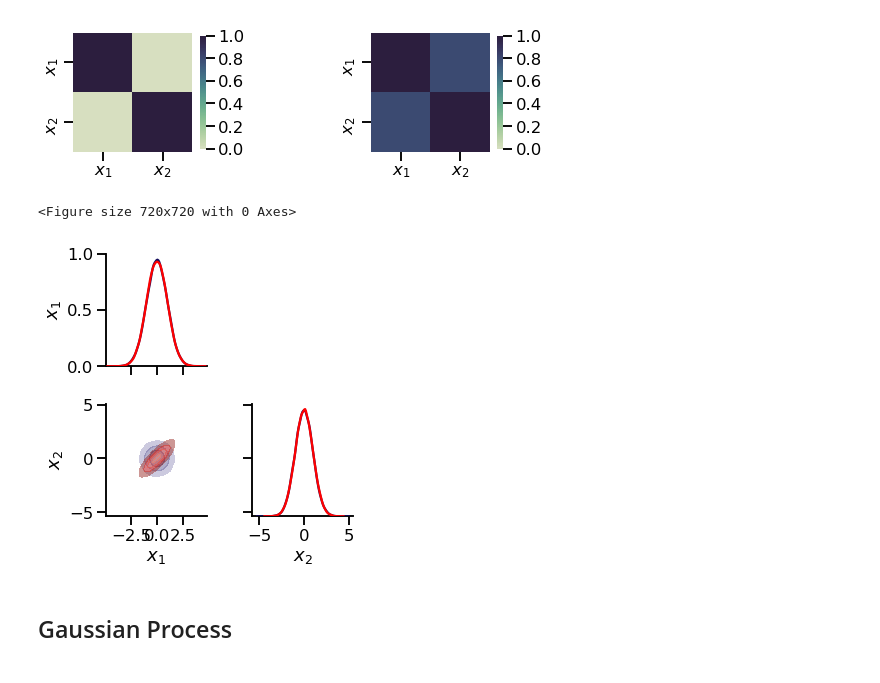
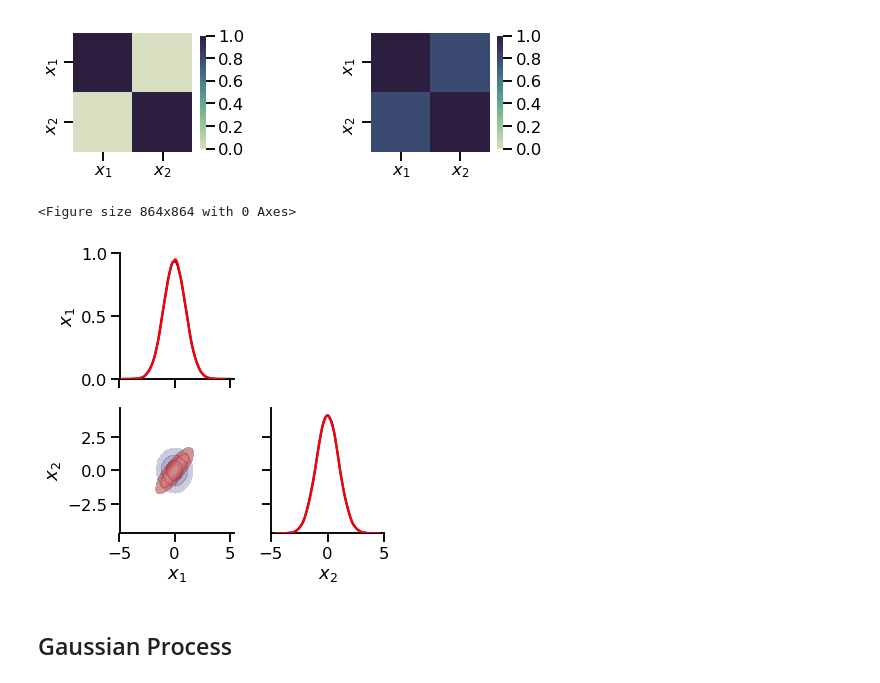
Before and after one commit to pdh21/Brighton_Data_Forum_20191127, a Jupyter notebook: Plots_for_talk.ipynb, the cells around one changed output. Saved outputs shown, nothing was run; the diff lists cells and outputs as text; code cells hidden in the pictures.

Commit message:
final version with better multivG plot

```diff
--- a/Plots_for_talk.ipynb
+++ b/Plots_for_talk.ipynb
@@ -47,19 +47,19 @@ plt.savefig('./Slides/assets/heatmap_cov.png')
 # %% [output]
 [figure]
 # %%
-plt.figure(figsize=(10,10))
+plt.figure(figsize=(12,12))
 g=sns.PairGrid(pd.DataFrame(dist1,columns=[r'$x_1$',r'$x_2$']))
 g.map_diag(sns.kdeplot,color=color1)
 g.map_lower(sns.kdeplot,shade=True,shade_lowest=False,cmap=sns.light_palette(color1, n_colors=5, reverse=False, as_cmap=True),alpha=0.5,n_levels=4)
 
 g.data=pd.DataFrame(dist2,columns=[r'$x_1$',r'$x_2$'])
 g.map_diag(sns.kdeplot,color='Red')
 g.map_lower(sns.kdeplot,shade=True,shade_lowest=False,cmap='Reds_d',alpha=0.5,n_levels=4)
 g.axes[0,1].set_axis_off()
 plt.savefig('./Slides/assets/MultivariateGaussian.png')
 # %% [output]
-<Figure size 720x720 with 0 Axes>
+<Figure size 864x864 with 0 Axes>
-[figure, old version]
+[figure, new version]
 # %% [markdown]
 ## Gaussian Process
 # %%
```
Also changed, not shown: 2 other files.
